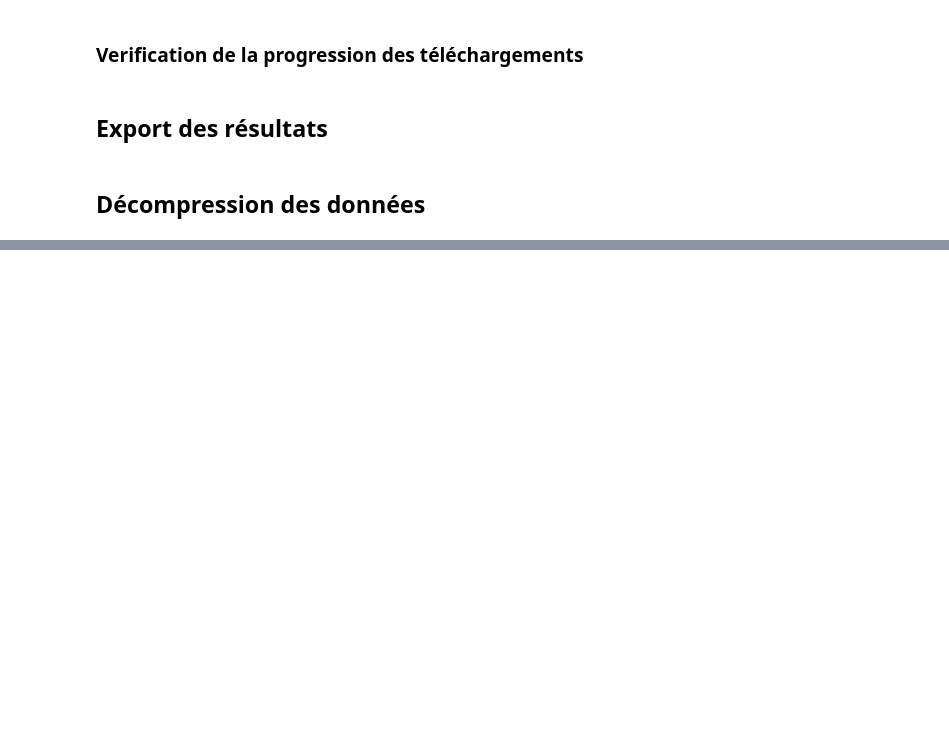
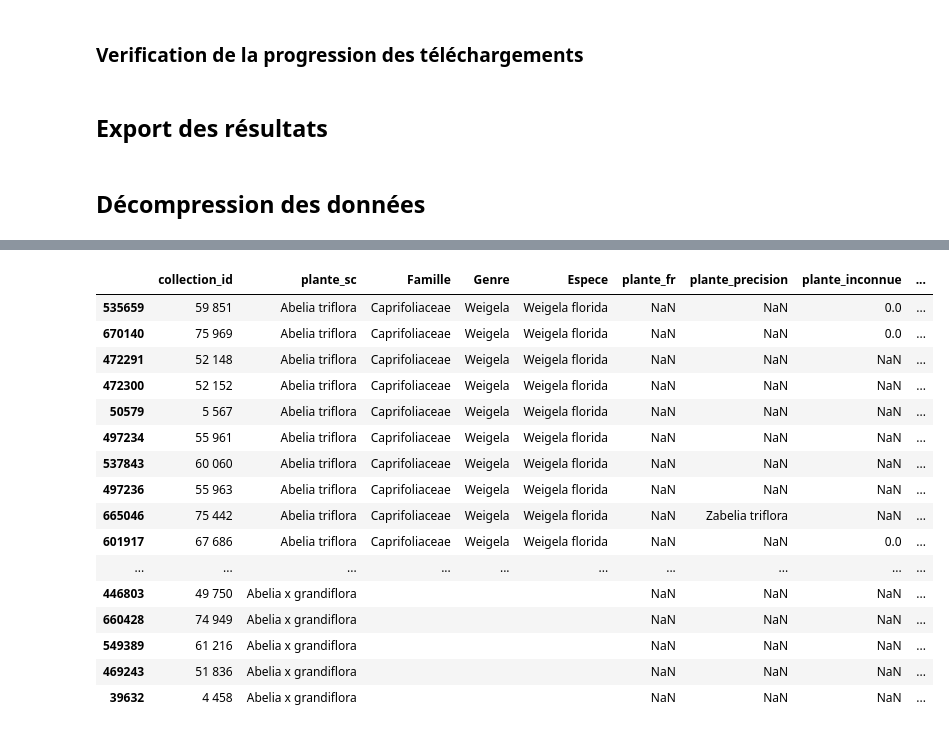
Before and after one commit to juldpnt/fil-rouge-pollinisateurs, a Jupyter notebook: notebooks/plantnet_pipeline.ipynb, the cells around one changed output, grey strips where cells are left out. Saved outputs shown, nothing was run; the diff lists cells and outputs as text; code cells hidden in the pictures; blank space fills up the shorter version.

```diff
--- a/notebooks/plantnet_pipeline.ipynb
+++ b/notebooks/plantnet_pipeline.ipynb
@@ -258,0 +293,4 @@ export_plantes('plantes_precision_unlabelled')
+# %%
+# on trie les dataframes longs par plantes_sc et plantes_precision
+plantes_sc_labelled_long = plantes_sc_labelled_long.sort_values(by="plante_sc")
+plantes_precision_labelled_long = plantes_precision_labelled_long.sort_values(by="plante_precision")
@@ -258,0 +310,6 @@ export_plantes('plantes_precision_unlabelled')
+# %%
+# on importe les petits dataframes qui ont été complétés avec l'API précédemment
+plantes_sc_labelled = pd.read_csv(f"data/plantes/plantes_sc_labelled.csv")
+plantes_precision_labelled = pd.read_csv(f"data/plantes/plantes_precision_labelled.csv")
+
+print(plantes_sc_labelled.shape[0], plantes_precision_labelled.shape[0])
@@ -258,0 +318,4 @@ export_plantes('plantes_precision_unlabelled')
+# %%
+# prend les 50 premières lignes du dataframe plantes_sc_labelled_long et mets les dans un df POC
+plantes_sc_labelled_long_POC = plantes_sc_labelled_long.head(50)
+plantes_sc_labelled_long_POC.shape
@@ -258,0 +348,31 @@ export_plantes('plantes_precision_unlabelled')
+# %%
+# Get the values of "Famille", "Genre", and "Espece" from the row in `plantes_sc_labelled` where the index is 856
+famille, genre, espece = plantes_sc_labelled.loc[856, ["Famille", "Genre", "Espece"]]
+
+# Identify the rows in `plantes_sc_labelled_long_POC` where "plante_sc" equals `plantes_sc_labelled["plante_sc"].iloc[856]`
+mask = plantes_sc_labelled_long_POC["plante_sc"] == plantes_sc_labelled["plante_sc"].iloc[856]
+
+# Replace the values of "Famille", "Genre", and "Espece" in these rows with the values from `plantes_sc_labelled`
+plantes_sc_labelled_long_POC.loc[mask, "Famille"] = famille
+plantes_sc_labelled_long_POC.loc[mask, "Genre"] = genre
+plantes_sc_labelled_long_POC.loc[mask, "Espece"] = espece
+# %%
+plantes_sc_labelled_long_POC.head(30)
+# %% [output]
+|  | collection_id | plante_sc | Famille | Genre | Espece | plante_fr | plante_precision | plante_inconnue | ... |
+| 535659 | 59 851 | Abelia triflora | Caprifoliaceae | Weigela | Weigela florida | NaN | NaN | 0.0 | ... |
+| 670140 | 75 969 | Abelia triflora | Caprifoliaceae | Weigela | Weigela florida | NaN | NaN | 0.0 | ... |
+| 472291 | 52 148 | Abelia triflora | Caprifoliaceae | Weigela | Weigela florida | NaN | NaN | NaN | ... |
+| 472300 | 52 152 | Abelia triflora | Caprifoliaceae | Weigela | Weigela florida | NaN | NaN | NaN | ... |
+| 50579 | 5 567 | Abelia triflora | Caprifoliaceae | Weigela | Weigela florida | NaN | NaN | NaN | ... |
+| 497234 | 55 961 | Abelia triflora | Caprifoliaceae | Weigela | Weigela florida | NaN | NaN | NaN | ... |
+| 537843 | 60 060 | Abelia triflora | Caprifoliaceae | Weigela | Weigela florida | NaN | NaN | NaN | ... |
+| 497236 | 55 963 | Abelia triflora | Caprifoliaceae | Weigela | Weigela florida | NaN | NaN | NaN | ... |
+| 665046 | 75 442 | Abelia triflora | Caprifoliaceae | Weigela | Weigela florida | NaN | Zabelia triflora | NaN | ... |
+| 601917 | 67 686 | Abelia triflora | Caprifoliaceae | Weigela | Weigela florida | NaN | NaN | 0.0 | ... |
+| ... | ... | ... | ... | ... | ... | ... | ... | ... | ... |
+| 446803 | 49 750 | Abelia x grandiflora |  |  |  | NaN | NaN | NaN | ... |
+| 660428 | 74 949 | Abelia x grandiflora |  |  |  | NaN | NaN | NaN | ... |
+| 549389 | 61 216 | Abelia x grandiflora |  |  |  | NaN | NaN | NaN | ... |
+| 469243 | 51 836 | Abelia x grandiflora |  |  |  | NaN | NaN | NaN | ... |
+| 39632 | 4 458 | Abelia x grandiflora |  |  |  | NaN | NaN | NaN | ... |
```
Also changed, not shown: parts of 18 cells of this notebook.
